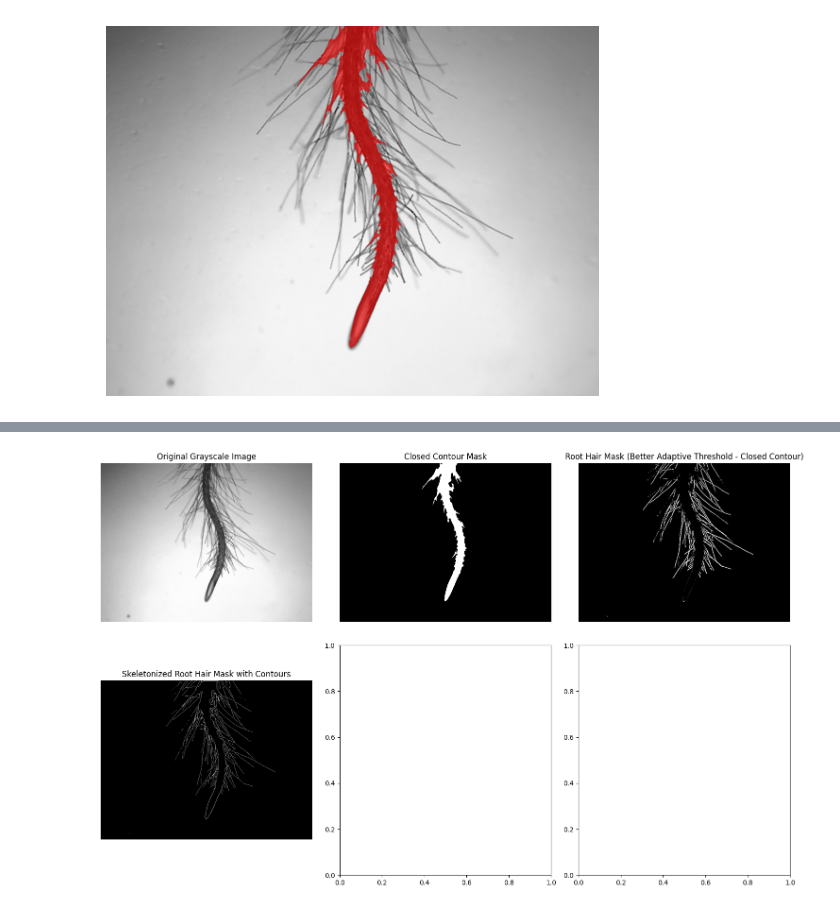
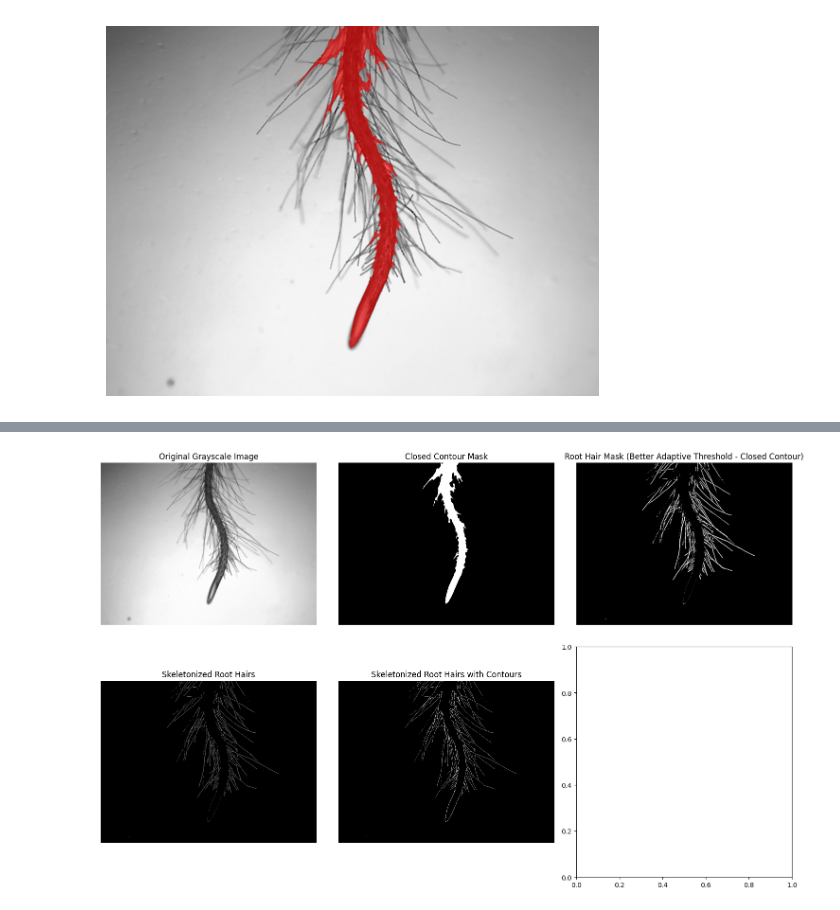
Before and after one commit to AntoAAAAAAAA/Root_Hair_Project, a Jupyter notebook: Root_mask_testing.ipynb, the cells around one changed output, grey strips where cells are left out. Drawn from its saved outputs; the diff is of its cells as text; code cells hidden in the pictures.

```diff
--- a/Root_mask_testing.ipynb
+++ b/Root_mask_testing.ipynb
@@ -57,19 +57,15 @@ plt.show()
 # %%
 # Create new mask for root hairs using adaptive thresholding
 better_adapt = cv2.adaptiveThreshold(image_gray, 255, cv2.ADAPTIVE_THRESH_GAUSSIAN_C, cv2.THRESH_BINARY_INV, 11, 8)
-root_hair_mask = better_adapt - mask_closed_contour
+root_hair_mask = better_adapt.copy()
+root_hair_mask[mask_closed_contour > 0] = 0
 
-skeletonized = sk.morphology.skeletonize(root_hair_mask // 255)
-skeletonized = (skeletonized * 255).astype(np.uint8)
+skeletonized_hairs = sk.morphology.skeletonize(root_hair_mask // 255)
+skeletonized_hairs = (skeletonized_hairs * 255).astype(np.uint8)
 
-cv2.drawContours(skeletonized, contours, -1, 255, 1)
+skeletonized_hairs_with_contours = skeletonized_hairs.copy()
+skeletonized_hairs_with_contours = cv2.drawContours(skeletonized_hairs_with_contours, contours, -1, 255, 1)
 
-num_labels, labels, stats, centroids = cv2.connectedComponentsWithStats(skeletonized, connectivity=8)
+num_labels, labels, stats, centroids = cv2.connectedComponentsWithStats(skeletonized_hairs, connectivity=8)
 
-
-plt.imshow(root_hair_mask, cmap='gray')
-plt.axis('off')
-plt.show()
-plt.imshow(skeletonized, cmap='gray')
-plt.axis('off')
-plt.show()
+# Filter out small components
@@ -79,18 +72,21 @@ plt.show()
 # %%
 fig, ax = plt.subplots(2, 3, figsize=(15, 10))
 ax[0, 0].imshow(image_gray, cmap='gray')
 ax[0, 0].set_title('Original Grayscale Image')
 ax[0, 0].axis('off')
 ax[0, 1].imshow(mask_closed_contour, cmap='gray')
 ax[0, 1].set_title('Closed Contour Mask')
 ax[0, 1].axis('off')
 ax[0, 2].imshow(root_hair_mask, cmap='gray')
 ax[0, 2].set_title('Root Hair Mask (Better Adaptive Threshold - Closed Contour)')
 ax[0, 2].axis('off')
-ax[1, 0].imshow(skeletonized, cmap='gray')
-ax[1, 0].set_title('Skeletonized Root Hair Mask with Contours')
+ax[1, 0].imshow(skeletonized_hairs, cmap='gray')
+ax[1, 0].set_title('Skeletonized Root Hairs')
 ax[1, 0].axis('off')
+ax[1, 1].imshow(skeletonized_hairs_with_contours, cmap='gray')
+ax[1, 1].set_title('Skeletonized Root Hairs with Contours')
+ax[1, 1].axis('off')
 plt.tight_layout()
 plt.show()
 # %% [output]
-[figure, old version]
+[figure, new version]
```
Also changed, not shown: parts of 1 cell of this notebook.
